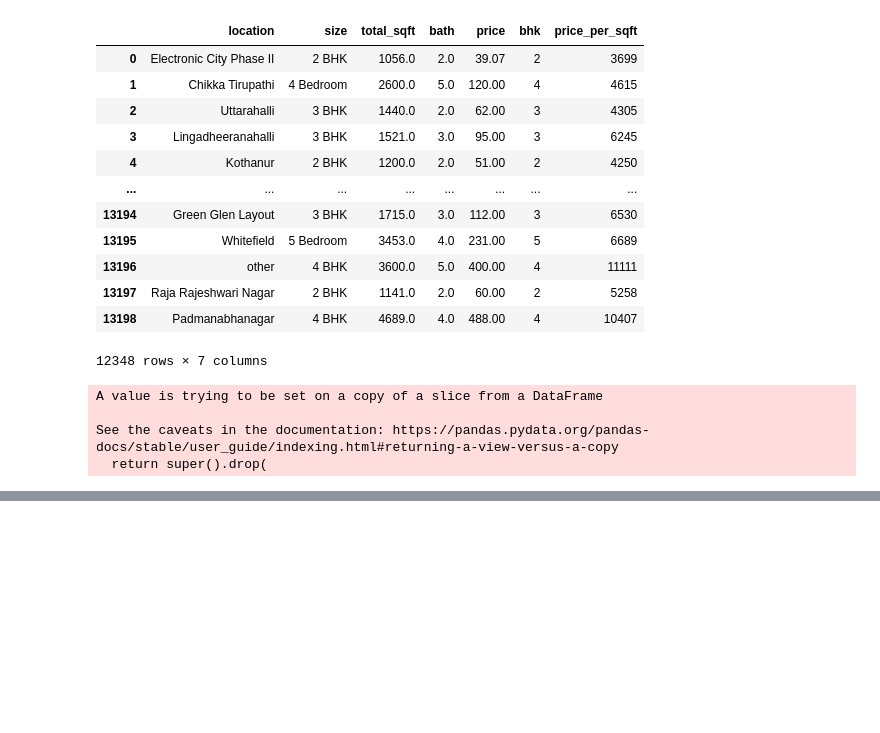
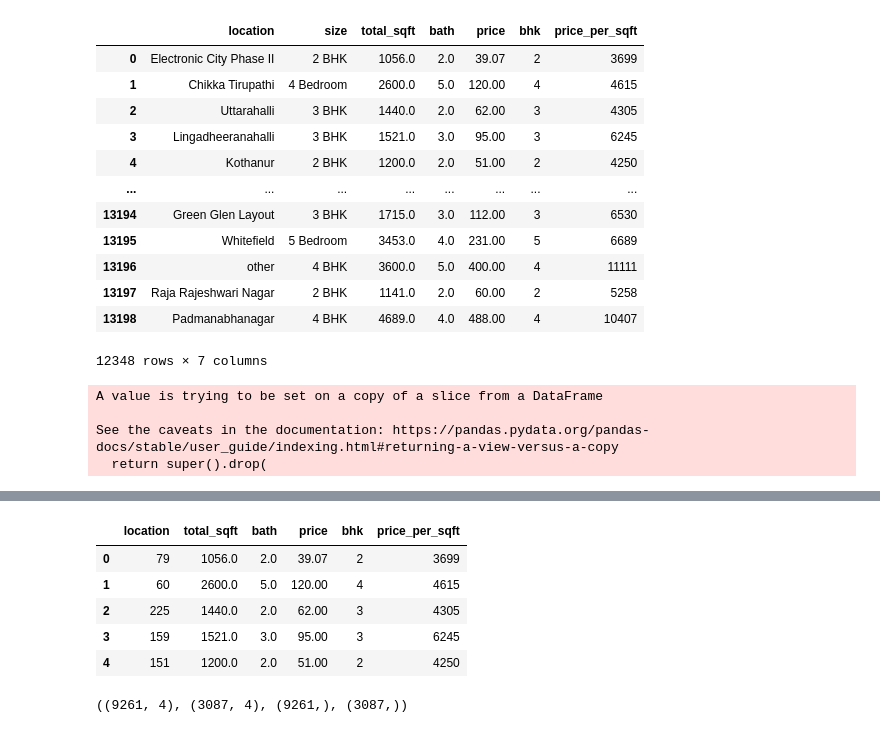
Before and after one commit to babuus/Class, a Jupyter notebook: Untitled.ipynb, the cells around one changed output, grey strips where cells are left out. Saved outputs shown, nothing was run; the diff lists cells and outputs as text; code cells hidden in the pictures; blank space fills up the shorter version.

```diff
--- a/Untitled.ipynb
+++ b/Untitled.ipynb
@@ -116,0 +122,9 @@ tf.config.experimental.list_physical_devices(), tf.test.is_built_with_cuda()
+# %%
+df6.head()
+# %% [output]
+|  | location | total_sqft | bath | price | bhk | price_per_sqft |
+| 0 | 79 | 1056.0 | 2.0 | 39.07 | 2 | 3699 |
+| 1 | 60 | 2600.0 | 5.0 | 120.00 | 4 | 4615 |
+| 2 | 225 | 1440.0 | 2.0 | 62.00 | 3 | 4305 |
+| 3 | 159 | 1521.0 | 3.0 | 95.00 | 3 | 6245 |
+| 4 | 151 | 1200.0 | 2.0 | 51.00 | 2 | 4250 |
@@ -116,0 +134,5 @@ tf.config.experimental.list_physical_devices(), tf.test.is_built_with_cuda()
+# %%
+X_train, X_test, y_train, y_test = train_test_split(X, y)
+X_train.shape, X_test.shape, y_train.shape, y_test.shape
+# %% [output]
+((9261, 4), (3087, 4), (9261,), (3087,))
```
Also changed, not shown: parts of 15 cells of this notebook, 12 other files.
